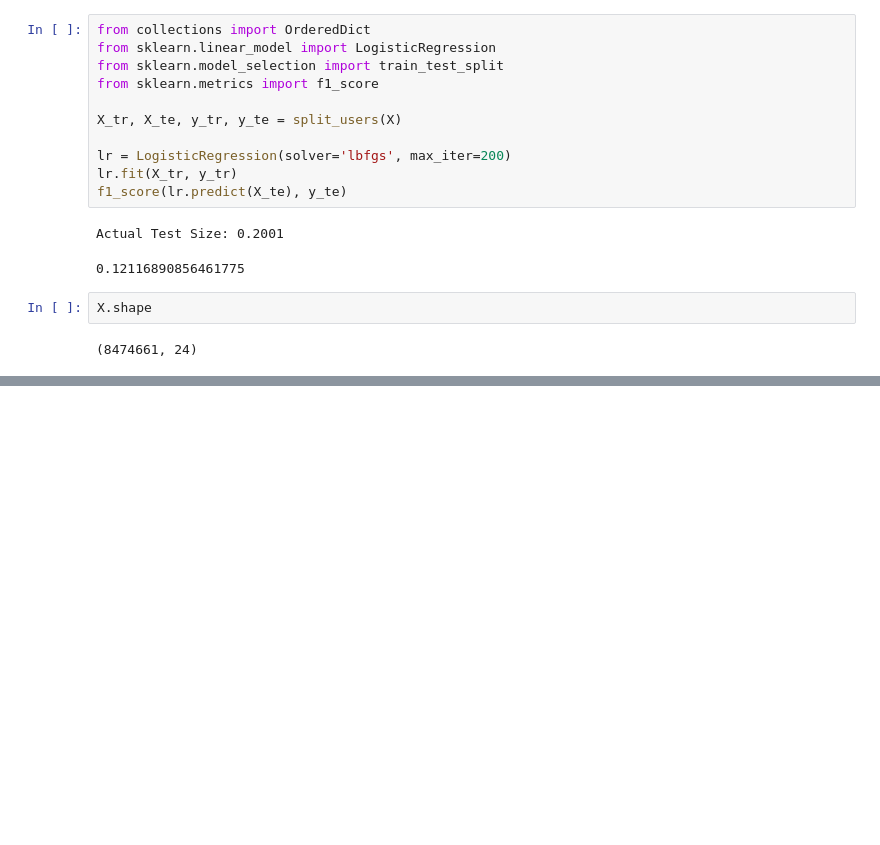
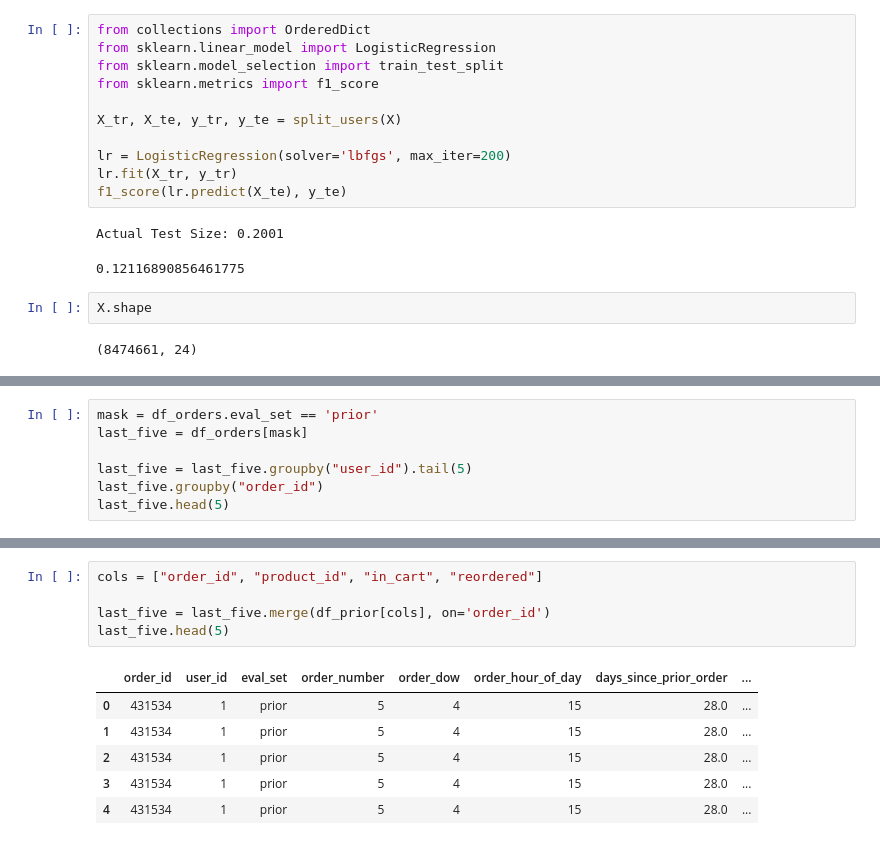
Before and after one commit to edubu2/metis-project3, a Jupyter notebook: code/feature_engineering_3.ipynb, the cells around one changed output, grey strips where cells are left out. Cells and saved outputs as stored; diff of their text form; blank space fills up the shorter version.

Commit message:
Begin work on last 5 prod/user orders in fe3

```diff
--- a/code/feature_engineering_3.ipynb
+++ b/code/feature_engineering_3.ipynb
@@ -174,0 +172,7 @@ X.shape
+# %%
+mask = df_orders.eval_set == 'prior'
+last_five = df_orders[mask]
+
+last_five = last_five.groupby("user_id").tail(5)
+last_five.groupby("order_id")
+last_five.head(5)
@@ -174,0 +186,12 @@ X.shape
+# %%
+cols = ["order_id", "product_id", "in_cart", "reordered"]
+
+last_five = last_five.merge(df_prior[cols], on='order_id')
+last_five.head(5)
+# %% [output]
+|  | order_id | user_id | eval_set | order_number | order_dow | order_hour_of_day | days_since_prior_order | ... |
+| 0 | 431534 | 1 | prior | 5 | 4 | 15 | 28.0 | ... |
+| 1 | 431534 | 1 | prior | 5 | 4 | 15 | 28.0 | ... |
+| 2 | 431534 | 1 | prior | 5 | 4 | 15 | 28.0 | ... |
+| 3 | 431534 | 1 | prior | 5 | 4 | 15 | 28.0 | ... |
+| 4 | 431534 | 1 | prior | 5 | 4 | 15 | 28.0 | ... |
```
Also changed, not shown: parts of 10 cells of this notebook.
